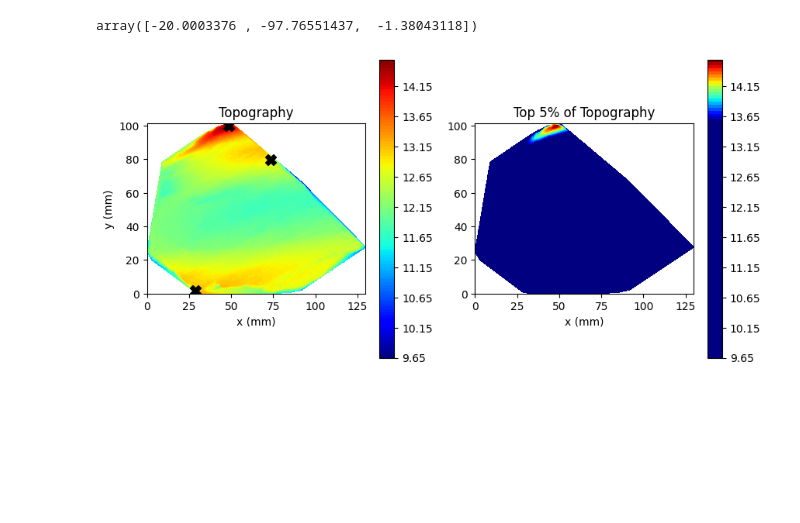
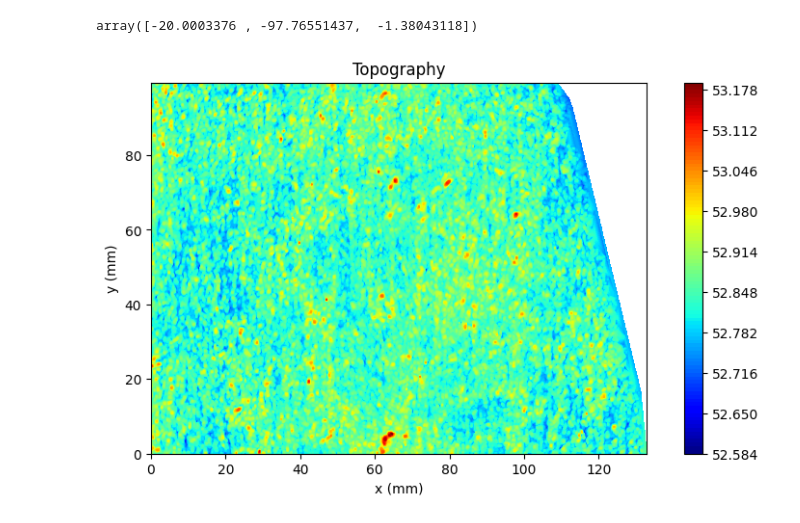
Before and after one commit to LekiYak/mcgill-natural-faults, a Jupyter notebook: src/topography_plot.ipynb, the cells around one changed output. Drawn from its saved outputs; the diff is of its cells as text; code cells hidden in the pictures; blank space fills up the shorter version.

Commit message:
Added velocimetry, resampler analysis updates, and edited topography plot code

```diff
--- a/src/topography_plot.ipynb
+++ b/src/topography_plot.ipynb
@@ -83,21 +83,37 @@ def plot_topography(x, y, z):
     ax2.set_aspect('equal')
 
     # plot points on top of the topography
-    point1 = [ 1.82962799, 64.44378662]  # avly02
-    point2 = [113.98273468, 59.42633057]
-    point3 = [ 27.73814011, 121.67933083]
+    # point1 = [ 1.82962799, 64.44378662]  # avly02
+    # point2 = [113.98273468, 59.42633057]
+    # point3 = [ 27.73814011, 121.67933083]
 
-    # point1 = [69.51483727, 41.54374695] # avly05
-    # point2 = [ 49.02947617, 105.43762207]
-    # point3 = [89.53873372, 21.51835632]
+    point1 = [69.51483727, 41.54374695] # avly05
+    point2 = [ 49.02947617, 105.43762207]
+    point3 = [89.53873372, 21.51835632]
 
-    point1 = [48.53989601, 99.67406845] # avly04
-    point2 = [28.53955841,  1.90855408]
-    point3 = [73.29051274, 79.63948441]
+    # point1 = [48.53989601, 99.67406845] # avly04
+    # point2 = [28.53955841,  1.90855408]
+    # point3 = [73.29051274, 79.63948441]
 
     ax1.scatter(point1[0], point1[1], color='black', marker='X', s=100)
     ax1.scatter(point2[0], point2[1], color='black', marker='X', s=100)
     ax1.scatter(point3[0], point3[1], color='black', marker='X', s=100)
+
+def plot_raw_topography(x, y, z):
+    # plots the topography with the same colour map, only the whole range of z values is used
+
+    # initialize single plot
+    fig, ax = plt.subplots(1, 1, figsize=(10, 5))
+
+    # plot with continous colour map
+    ax.contourf(x, y, z, 100, cmap=plt.cm.jet)
+    fig.colorbar(ax.contourf(x, y, z, 100, cmap=plt.cm.jet), ax=ax)
+    ax.set_title('Topography')
+    ax.set_xlabel('x (mm)')
+    ax.set_ylabel('y (mm)')
+    ax.set_aspect('equal')
+
+
 
 def rotation_axis(data):
     """
@@ -206,16 +222,17 @@ def find_flat(data):
 # %%
 # avly02 = load_data('../surfaces/AVLY02/AVLY02_full.txt')
 # avly05 = load_data('../surfaces/AVLY05/AVLY05_full.txt')
-avly04 = load_data('../surfaces/AVLY04/AVLY04_full.txt')
+# avly04 = load_data('../surfaces/AVLY04/AVLY04_full.txt')
+countertop = load_data('../surfaces/new_flat/countertop_text.txt')
 
-x, y, z = grid_data(avly04)
+x, y, z = grid_data(countertop)
 # %%
 rotation_axis(avly04)
 # %% [output]
 [48.53989601 99.67406845 14.55960751] [28.53955841  1.90855408 13.17917633] [68.05042601 86.05034256 13.14758682]
 array([-20.0003376 , -97.76551437,  -1.38043118])
 # %%
-plot_topography(x, y, z)
+plot_raw_topography(x, y, z)
 # find_flat(avly02)
 # %% [output]
-[figure, old version]
+[figure, new version]
```
Also changed, not shown: 2 other files.
